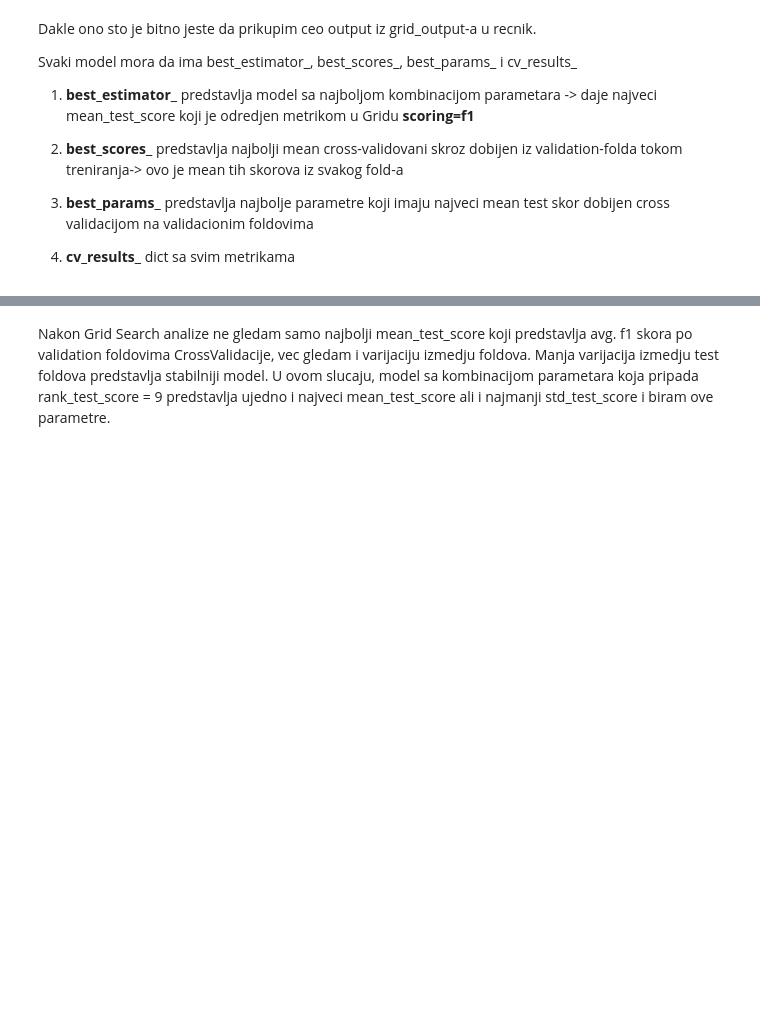
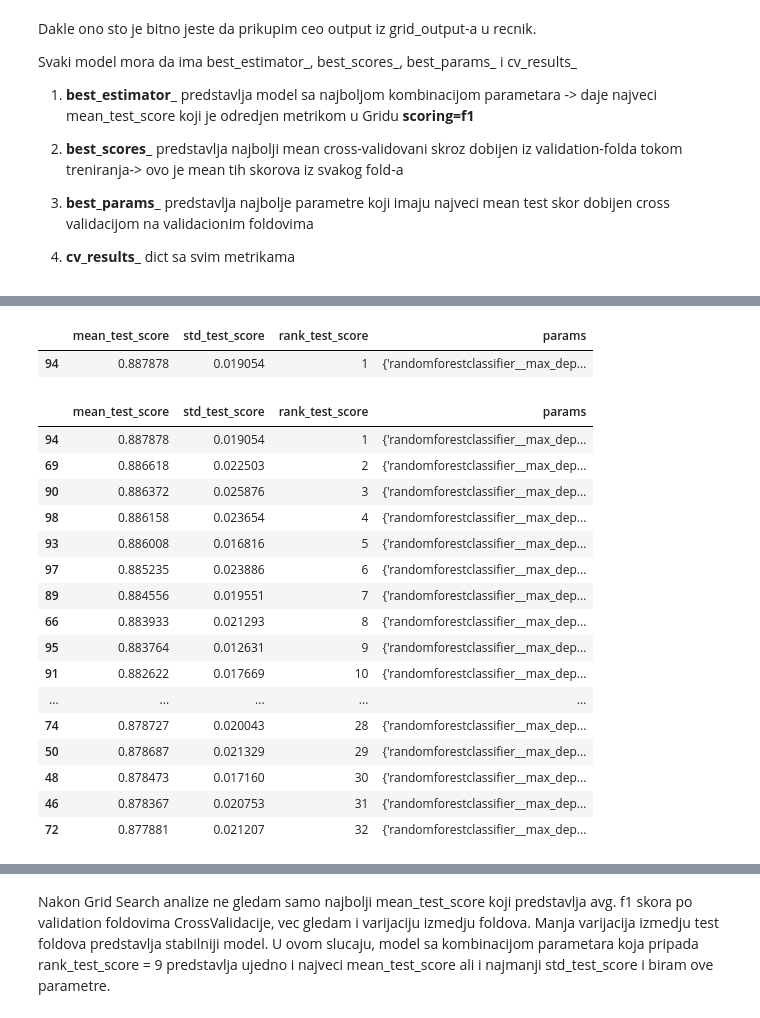
Before and after one commit to Luka-998/ml-concepts-visualized, a Jupyter notebook: DecisionTrees/03_HeartDataCompletePipeline.ipynb, the cells around one changed output, grey strips where cells are left out. Drawn from its saved outputs; the diff is of its cells as text; code cells hidden in the pictures; blank space fills up the shorter version.

```diff
--- a/DecisionTrees/03_HeartDataCompletePipeline.ipynb
+++ b/DecisionTrees/03_HeartDataCompletePipeline.ipynb
@@ -666,7 +899,7 @@ against __overfitting__.
 # %%
 parameters = {
     'Tree':{'decisiontreeclassifier__max_depth':[1,2,3,4,6,8,16],'decisiontreeclassifier__min_samples_split':[2,4,8,16,32,64,128]},
-    'Forest':{'randomforestclassifier__n_estimators':[10,50,100,500],'randomforestclassifier__min_samples_split':[2,4,8,16,32,64,128],'randomforestclassifier__max_depth':[2, 4, 8, 16]},
+    'Forest':{'randomforestclassifier__n_estimators':[10,50,100,500],'randomforestclassifier__min_samples_split':[2,4,8,16,32,64,128],'randomforestclassifier__max_depth':[2, 4, 8, 16],'randomforestclassifier__max_features':['sqrt']},
     'Xboost':{'xgbclassifier__n_estimators':[500],'xgbclassifier__learning_rate':[0.05,0.1,0.2,0.4],'xgbclassifier__verbosity':[1],'xgbclassifier__subsample':[0.8,1]}
 
 }
@@ -822,11 +1195,32 @@ cv_df[['mean_test_score','std_test_score','rank_test_score','params']].sort_valu
 # %%
 cv_df.loc[cv_df['rank_test_score']==1,['mean_test_score','std_test_score','rank_test_score','params']]
+# %% [output]
+|  | mean_test_score | std_test_score | rank_test_score | params |
+| 94 | 0.887878 | 0.019054 | 1 | {'randomforestclassifier__max_dep... |
 # %%
 # mean_test_score visok
 # std nizak
 # best 1% - highest mean test score
 
 best_mean_score = cv_df['mean_test_score'].max()
 best_mean_score
-candidate = cv_df.loc[cv_df['mean_test_score']>=best_mean_score-0.01,['mean_test_score','std_test_score','rank_test_score','params']].sort_values(by='std_test_score',ascending=True)
+candidate = cv_df.loc[cv_df['mean_test_score']>=best_mean_score-0.01,['mean_test_score','std_test_score','rank_test_score','params']].sort_values(by='mean_test_score',ascending=False)
 candidate
+# %% [output]
+|  | mean_test_score | std_test_score | rank_test_score | params |
+| 94 | 0.887878 | 0.019054 | 1 | {'randomforestclassifier__max_dep... |
+| 69 | 0.886618 | 0.022503 | 2 | {'randomforestclassifier__max_dep... |
+| 90 | 0.886372 | 0.025876 | 3 | {'randomforestclassifier__max_dep... |
+| 98 | 0.886158 | 0.023654 | 4 | {'randomforestclassifier__max_dep... |
+| 93 | 0.886008 | 0.016816 | 5 | {'randomforestclassifier__max_dep... |
+| 97 | 0.885235 | 0.023886 | 6 | {'randomforestclassifier__max_dep... |
+| 89 | 0.884556 | 0.019551 | 7 | {'randomforestclassifier__max_dep... |
+| 66 | 0.883933 | 0.021293 | 8 | {'randomforestclassifier__max_dep... |
+| 95 | 0.883764 | 0.012631 | 9 | {'randomforestclassifier__max_dep... |
+| 91 | 0.882622 | 0.017669 | 10 | {'randomforestclassifier__max_dep... |
+| ... | ... | ... | ... | ... |
+| 74 | 0.878727 | 0.020043 | 28 | {'randomforestclassifier__max_dep... |
+| 50 | 0.878687 | 0.021329 | 29 | {'randomforestclassifier__max_dep... |
+| 48 | 0.878473 | 0.017160 | 30 | {'randomforestclassifier__max_dep... |
+| 46 | 0.878367 | 0.020753 | 31 | {'randomforestclassifier__max_dep... |
+| 72 | 0.877881 | 0.021207 | 32 | {'randomforestclassifier__max_dep... |
```
Also changed, not shown: parts of 89 cells of this notebook.
